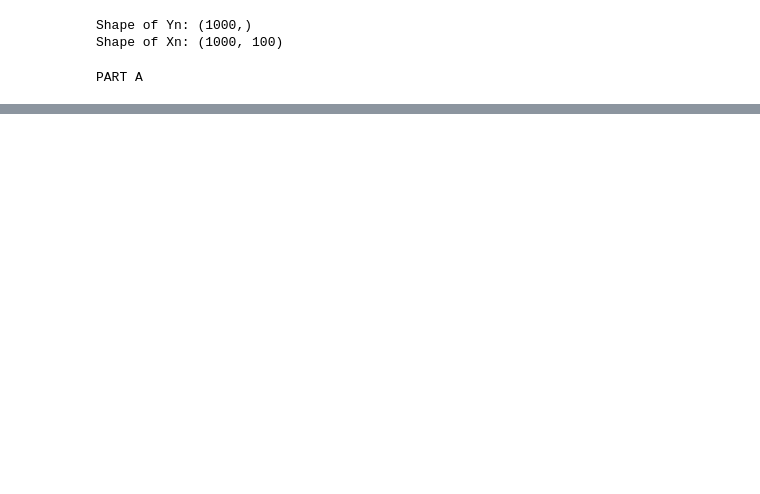
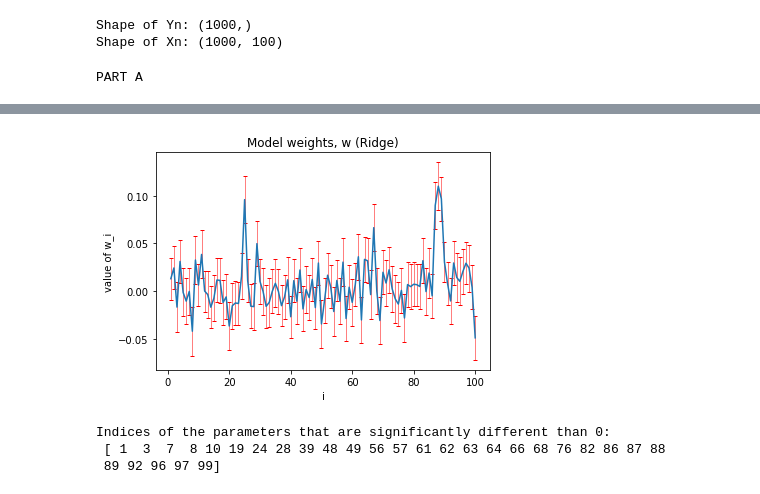
Before and after one commit to efeacer/Bilkent_EEE482_Assignments, a Jupyter notebook: Homework3_EA/Question3.ipynb, the cells around one changed output, grey strips where cells are left out. Drawn from its saved outputs; the diff is of its cells as text; code cells hidden in the pictures; blank space fills up the shorter version.

```diff
--- a/Homework3_EA/Question3.ipynb
+++ b/Homework3_EA/Question3.ipynb
@@ -205,0 +193,37 @@ plt.show()
+# %%
+np.random.seed(7) # to be able to reproduce the results
+w_bootstrap_ridge = []
+for _ in range(NUM_ITER):
+    # draw N samples with replacement
+    indices = np.arange(N)
+    bootstrap_indices = np.random.choice(indices, N)
+    # genereate the respective bootstrap labels and regressors
+    y_bootstrap = Yn[bootstrap_indices]
+    X_bootstrap = Xn[bootstrap_indices]
+    w_ridge = ridge(y_bootstrap, X_bootstrap, lambda_optimal)
+    w_bootstrap_ridge.append(w_ridge)
+w_bootstrap_ridge = np.array(w_bootstrap_ridge).T # now rows indicate regressors
+# %%
+w_mean_ridge = np.mean(w_bootstrap_ridge, axis=1)
+w_std_ridge = np.std(w_bootstrap_ridge, axis=1)
+# %%
+plt.figure(figure_num)
+figure_num += 1
+plt.errorbar(x_vals, w_mean_ridge, yerr=2 * w_std_ridge,
+             ecolor='r', elinewidth=0.5, capsize=2)
+plt.title('Model weights, w (Ridge)')
+plt.xlabel('i')
+plt.ylabel('value of w_i')
+plt.show(block=False)
+# %% [output]
+[figure, added]
+# %%
+z_vals = w_mean_ridge / w_std_ridge
+p_vals = 2 * (1 - norm.cdf(np.abs(z_vals)))
+significant_ridge = np.argwhere(p_vals < 0.05).flatten()
+print('Indices of the parameters that are significantly different than 0:\n',
+      significant_ridge)
+# %% [output]
+Indices of the parameters that are significantly different than 0:
+ [ 1  3  7  8 10 19 24 28 39 48 49 56 57 61 62 63 64 66 68 76 82 86 87 88
+ 89 92 96 97 99]
```
Also changed, not shown: parts of 19 cells of this notebook, 5 other files.
